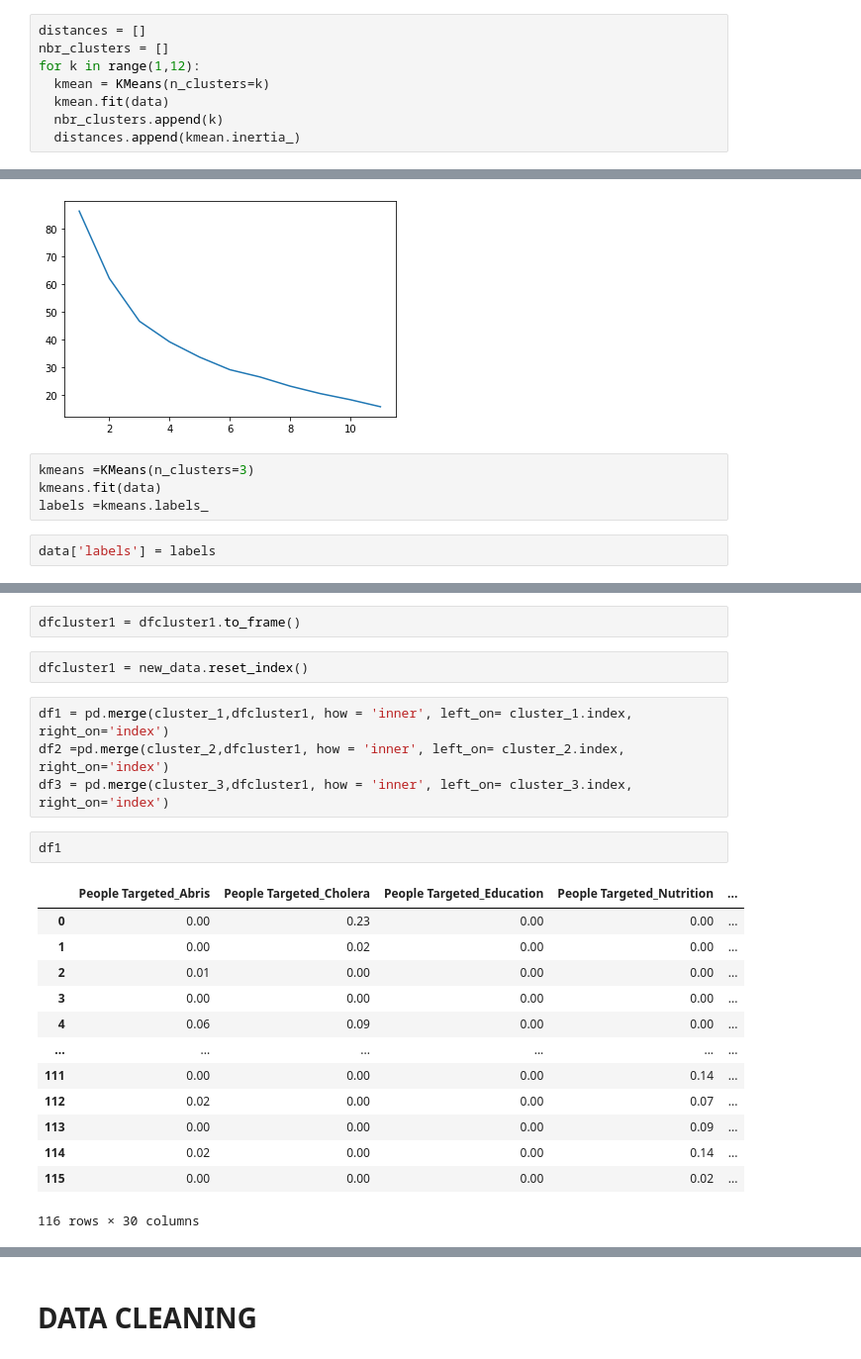
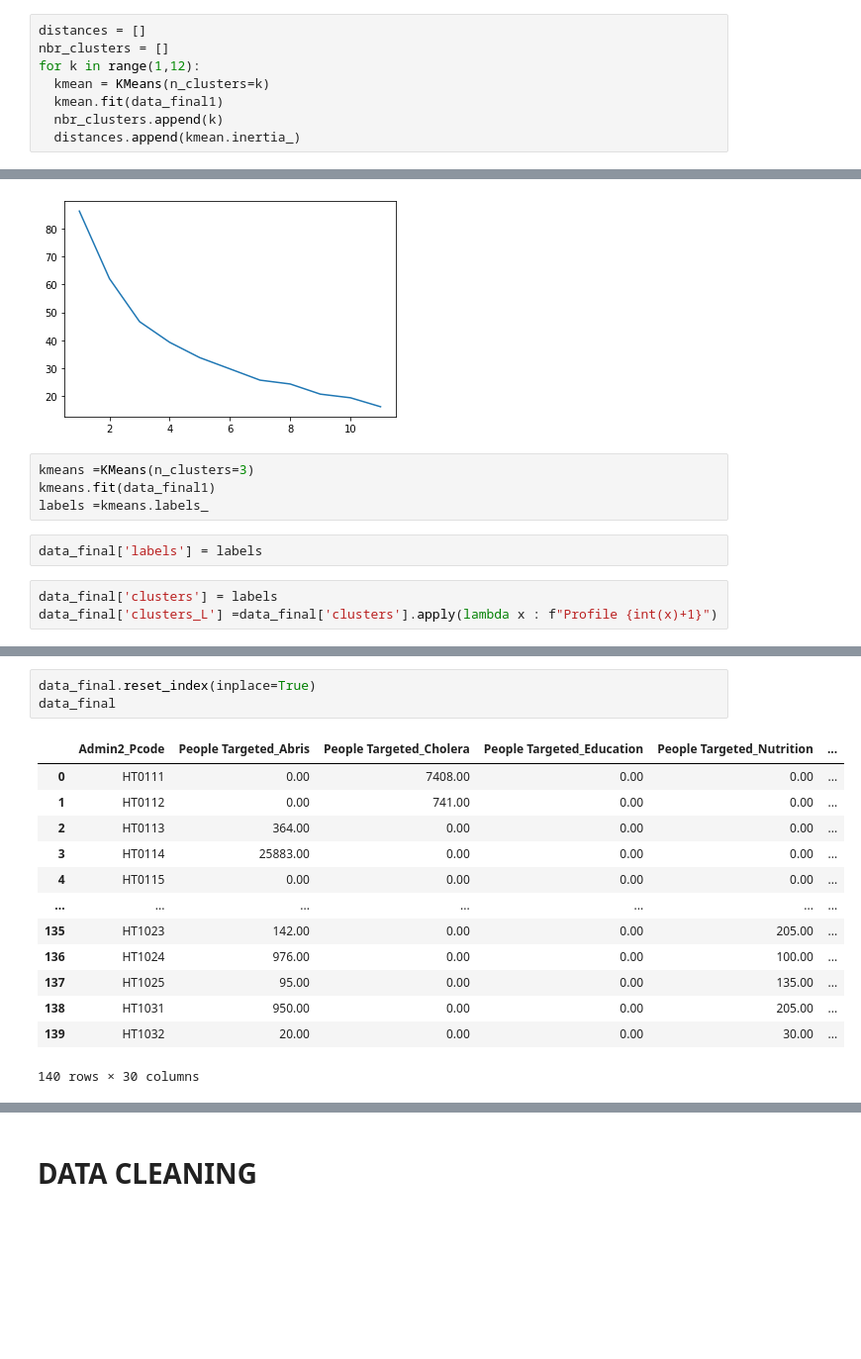
Before and after one commit to Thermoris1212/Ayiti-Analytics-Capstone-project, a Jupyter notebook: Peopleinneedok.ipynb, the cells around one changed output, grey strips where cells are left out. Shown at 99% size. Saved outputs shown, nothing was run; the diff lists cells and outputs as text; blank space fills up the shorter version.

```diff
--- a/Peopleinneedok.ipynb
+++ b/Peopleinneedok.ipynb
@@ -255,7 +217,7 @@ distances = []
 nbr_clusters = []
 for k in range(1,12):
   kmean = KMeans(n_clusters=k)
-  kmean.fit(data)
+  kmean.fit(data_final1)
   nbr_clusters.append(k)
   distances.append(kmean.inertia_)
 # %%
@@ -265,7 +227,10 @@ sns.lineplot(x=nbr_clusters,y=distances)
 [figure]
 # %%
 kmeans =KMeans(n_clusters=3)
-kmeans.fit(data)
+kmeans.fit(data_final1)
 labels =kmeans.labels_
 # %%
-data['labels'] = labels
+data_final['labels'] = labels
+# %%
+data_final['clusters'] = labels
+data_final['clusters_L'] =data_final['clusters'].apply(lambda x : f"Profile {int(x)+1}")
@@ -294,24 +257,17 @@ new_data
-# %%
-dfcluster1 = dfcluster1.to_frame()
-# %%
-dfcluster1 = new_data.reset_index()
-# %%
-df1 = pd.merge(cluster_1,dfcluster1, how = 'inner', left_on= cluster_1.index, right_on='index')
-df2 =pd.merge(cluster_2,dfcluster1, how = 'inner', left_on= cluster_2.index, right_on='index')
-df3 = pd.merge(cluster_3,dfcluster1, how = 'inner', left_on= cluster_3.index, right_on='index')
-# %%
-df1
-# %% [output]
-|  | People Targeted_Abris | People Targeted_Cholera | People Targeted_Education | People Targeted_Nutrition | ... |
-| 0 | 0.00 | 0.23 | 0.00 | 0.00 | ... |
-| 1 | 0.00 | 0.02 | 0.00 | 0.00 | ... |
-| 2 | 0.01 | 0.00 | 0.00 | 0.00 | ... |
-| 3 | 0.00 | 0.00 | 0.00 | 0.00 | ... |
-| 4 | 0.06 | 0.09 | 0.00 | 0.00 | ... |
-| ... | ... | ... | ... | ... | ... |
-| 111 | 0.00 | 0.00 | 0.00 | 0.14 | ... |
-| 112 | 0.02 | 0.00 | 0.00 | 0.07 | ... |
-| 113 | 0.00 | 0.00 | 0.00 | 0.09 | ... |
-| 114 | 0.02 | 0.00 | 0.00 | 0.14 | ... |
-| 115 | 0.00 | 0.00 | 0.00 | 0.02 | ... |
-116 rows × 30 columns
+# %%
+data_final.reset_index(inplace=True)
+data_final
+# %% [output]
+|  | Admin2_Pcode | People Targeted_Abris | People Targeted_Cholera | People Targeted_Education | People Targeted_Nutrition | ... |
+| 0 | HT0111 | 0.00 | 7408.00 | 0.00 | 0.00 | ... |
+| 1 | HT0112 | 0.00 | 741.00 | 0.00 | 0.00 | ... |
+| 2 | HT0113 | 364.00 | 0.00 | 0.00 | 0.00 | ... |
+| 3 | HT0114 | 25883.00 | 0.00 | 0.00 | 0.00 | ... |
+| 4 | HT0115 | 0.00 | 0.00 | 0.00 | 0.00 | ... |
+| ... | ... | ... | ... | ... | ... | ... |
+| 135 | HT1023 | 142.00 | 0.00 | 0.00 | 205.00 | ... |
+| 136 | HT1024 | 976.00 | 0.00 | 0.00 | 100.00 | ... |
+| 137 | HT1025 | 95.00 | 0.00 | 0.00 | 135.00 | ... |
+| 138 | HT1031 | 950.00 | 0.00 | 0.00 | 205.00 | ... |
+| 139 | HT1032 | 20.00 | 0.00 | 0.00 | 30.00 | ... |
+140 rows × 30 columns
```
Also changed, not shown: parts of 25 cells of this notebook, 2 other files.
